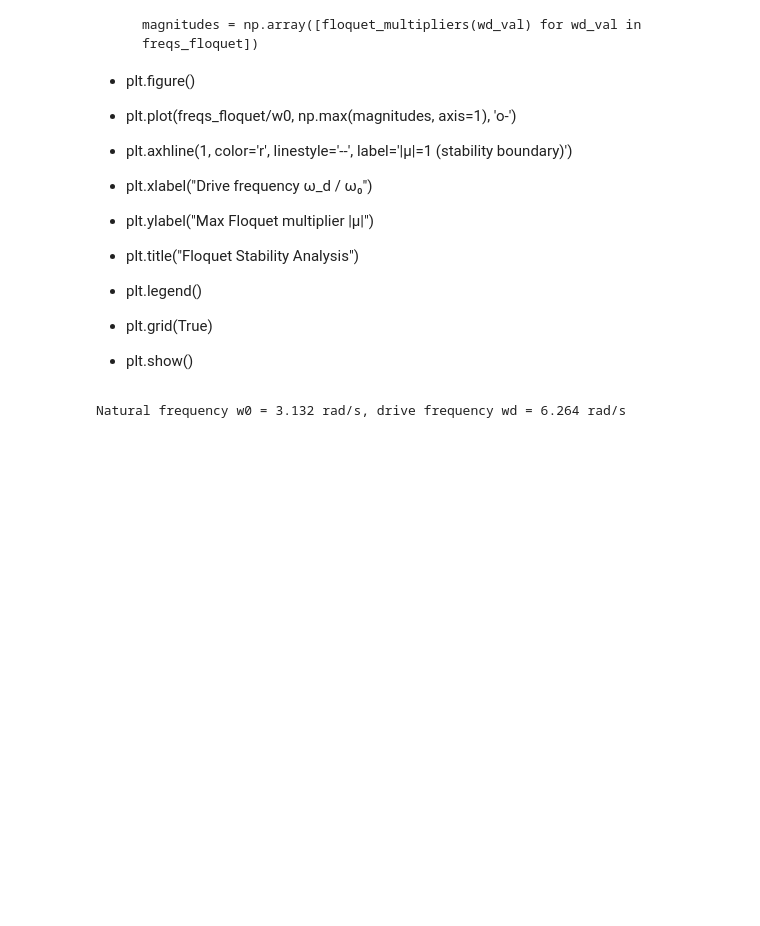
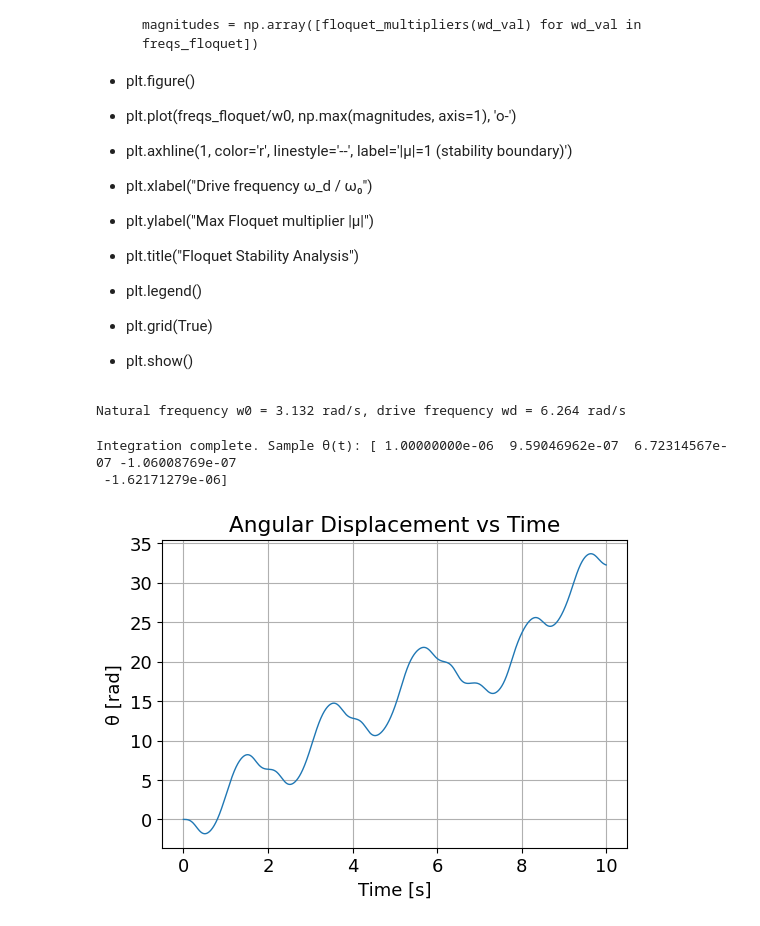
Before and after one commit to IntroComputationalPhysics-UNT/pivot-point-driven-pendulum-firebats2000, a Jupyter notebook: untitled2.ipynb, the cells around one changed output. Drawn from its saved outputs; the diff is of its cells as text; code cells hidden in the pictures; blank space fills up the shorter version.

```diff
--- a/untitled2.ipynb
+++ b/untitled2.ipynb
@@ -263,7 +263,7 @@ w0 = np.sqrt(g/l)  # natural angular frequency [rad/s]
 wd = 2 * w0
 
 # Simulation time parameters
-t_max = 20.0       # total simulation time [s]
+t_max = 10.0       # total simulation time [s]
 dt    = 0.001       # time step [s]
 t_eval = np.arange(0, t_max, dt)
 
@@ -300,3 +300,19 @@ def pendulum_rhs(t, y):
     xpp, ypp = pivot_acceleration(t)
     theta_ddot = -(g/l) * np.sin(theta) - (xpp/l) * np.cos(theta) - (ypp/l) * np.sin(theta)
     return [theta_dot, theta_ddot]
+# %%
+# Initial conditions and intergration
+
+theta0 = 1e-6     # small initial displacement [rad]
+theta_dot0 = 0.0  # initial angular velocity [rad/s]
+y0 = [theta0, theta_dot0]
+
+sol = solve_ivp(pendulum_rhs, [0, t_max], y0, t_eval=t_eval, rtol=1e-8, atol=1e-10)
+theta = sol.y[0]
+theta_dot = sol.y[1]
+time = sol.t
+
+print("Integration complete. Sample θ(t):", theta[:5])
+# %% [output]
+Integration complete. Sample θ(t): [ 1.00000000e-06  9.59046962e-07  6.72314567e-07 -1.06008769e-07
+ -1.62171279e-06]
@@ -302,0 +328,12 @@ def pendulum_rhs(t, y):
+# %%
+# Plot angle vs time
+
+plt.figure()
+plt.plot(time, theta, lw=1)
+plt.title("Angular Displacement vs Time")
+plt.xlabel("Time [s]")
+plt.ylabel("θ [rad]")
+plt.grid(True)
+plt.show()
+# %% [output]
+[figure, added]
```
Also changed, not shown: parts of 5 cells of this notebook.
